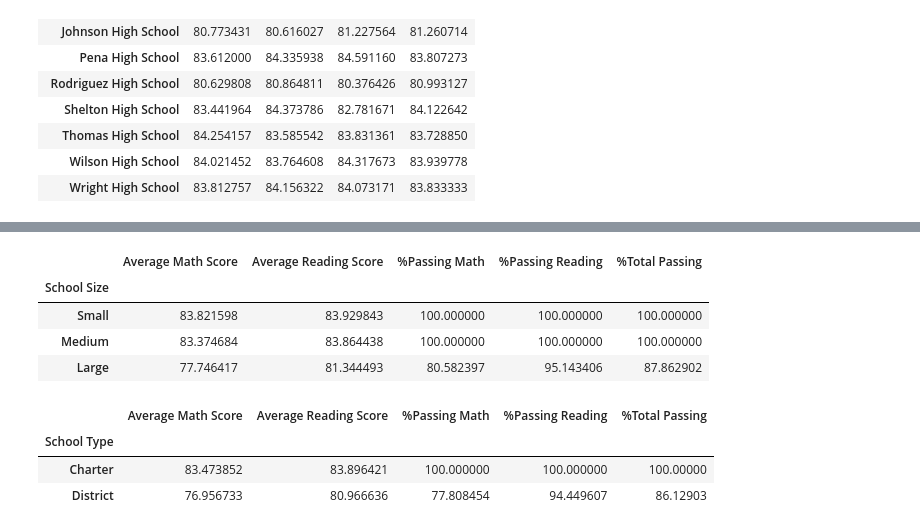
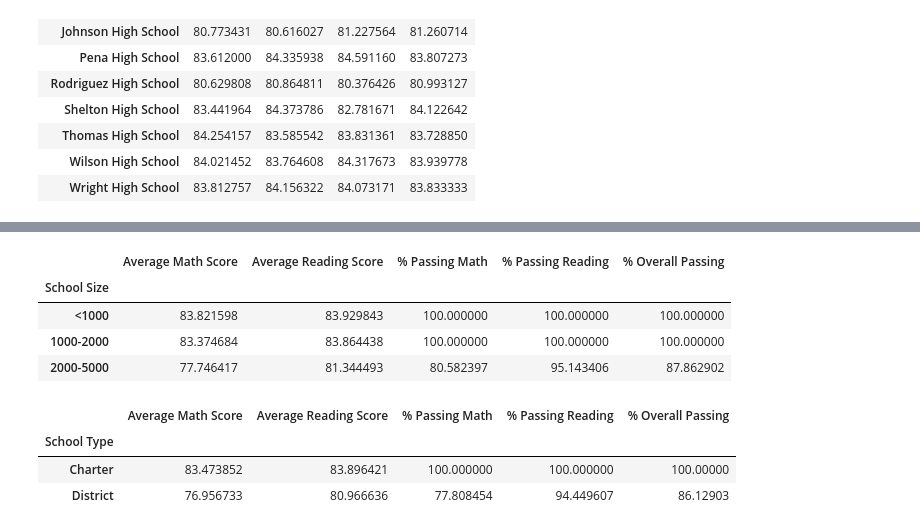
Before and after one commit to cammster/UTDataHmwkJan2018, a Jupyter notebook: Homework/Week 4 Pandas/AKaraffa_Week4_AcademyofPy.ipynb, the cells around one changed output, grey strips where cells are left out. Saved outputs shown, nothing was run; the diff lists cells and outputs as text; code cells hidden in the pictures.

```diff
--- a/Homework/Week 4 Pandas/AKaraffa_Week4_AcademyofPy.ipynb
+++ b/Homework/Week 4 Pandas/AKaraffa_Week4_AcademyofPy.ipynb
@@ -102,9 +94,24 @@ school_group_df=pd.DataFrame(OrderedDict({"School Type": school_groups["type"].m
                                           "Total Students":school_groups["Student ID"].count(),
                               "Total School Budget":school_groups["budget"].max(),
                               "Per Student Budget":budg_student,"Average Math Score":school_avgmath,
-                            "Average Reading Score":school_avgread,"%Passing Math":st_perpassmath,
-                                "%Passing Reading":st_perpassread,"%Total Passing":st_avgpass}))
-school_group_df
+                            "Average Reading Score":school_avgread,"% Passing Math":st_perpassmath,
+                                "% Passing Reading":st_perpassread,"% Overall Passing":st_avgpass}))
+school_group_df_formats=pd.DataFrame(OrderedDict({"School Type": school_groups["type"].max(),
+                                          "Total Students":school_groups["Student ID"].count(),
+                              "Total School Budget":school_groups["budget"].max(),
+                              "Per Student Budget":budg_student,"Average Math Score":school_avgmath,
+                            "Average Reading Score":school_avgread,"% Passing Math":st_perpassmath,
+                                "% Passing Reading":st_perpassread,"% Overall Passing":st_avgpass}))
+school_group_df_formats["Total Students"]=school_group_df_formats["Total Students"].map("{:,.0f}".format)
+school_group_df_formats["Total School Budget"]=school_group_df_formats["Total School Budget"].map("${:,.0f}".format)
+school_group_df_formats["Per Student Budget"]=school_group_df_formats["Per Student Budget"].map("${:,.2f}".format)
+school_group_df_formats["Average Math Score"]=school_group_df_formats["Average Math Score"].map("{:.2f}".format)
+school_group_df_formats["Average Reading Score"]=school_group_df_formats["Average Reading Score"].map("{:.2f}".format)
+school_group_df_formats["% Passing Math"]=school_group_df_formats["% Passing Math"].map("{:.2f}%".format)
+school_group_df_formats["% Passing Reading"]=school_group_df_formats["% Passing Reading"].map("{:.2f}%".format)
+school_group_df_formats["%Overall Passing Rate"]=school_group_df_formats["% Overall Passing"].map("{:.2f}%".format)
+
+school_group_df_formats
 # %% [output]
 |  | School Type | Total Students | Total School Budget | Per Student Budget | Average Math Score | ... |
 | School |  |  |  |  |  | ... |
@@ -202,9 +200,10 @@ readavgbygrade
 | Wright High School | 83.812757 | 84.156322 | 84.073171 | 83.833333 |
 # %%
 #Budget Bins500,600,700,800
-budgbins=[0,575,600,650,700]
-budgbinlabels=["Small","Med","Large","extra"]
-school_group_df["Budgroup"]=pd.cut(school_group_df["Per Student Budget"],bins=budgbins,labels=budgbinlabels)
-budgroup=school_group_df.groupby("Budgroup").mean()
-budgroup[["Average Math Score","Average Reading Score","%Passing Math","%Passing Reading","%Total Passing"]]
+budgbins=[0,580,605,630,655]
+budgbinlabels=["<580","580-605","605-630","630-655"]
+# school_group_df["Per Student Budget"]
+school_group_df["Student Budget Tiers"]=pd.cut(school_group_df["Per Student Budget"],budgbins,labels=budgbinlabels)
+budgroup=school_group_df.groupby("Student Budget Tiers").mean()
+budgroup[["Average Math Score","Average Reading Score","% Passing Math","% Passing Reading","% Overall Passing"]]
 # %% [output]
@@ -217,21 +216,21 @@ budgroup[["Average Math Score","Average Reading Score","%Passing Math","%Passing
 # %%
 schsizebins=[0,1000,2000,5000]
-schsizebinlabels=["Small","Medium","Large"]
+schsizebinlabels=["<1000","1000-2000","2000-5000"]
 school_group_df["School Size"]=pd.cut(school_group_df["Total Students"],bins=schsizebins,labels=schsizebinlabels)
-school_group_df
+# school_group_df["Per Student Budget"]
 schsizegroup=school_group_df.groupby("School Size").mean()
-schsizegroup[["Average Math Score","Average Reading Score","%Passing Math","%Passing Reading","%Total Passing"]]
+schsizegroup[["Average Math Score","Average Reading Score","% Passing Math","% Passing Reading","% Overall Passing"]]
 # %% [output]
-|  | Average Math Score | Average Reading Score | %Passing Math | %Passing Reading | %Total Passing |
+|  | Average Math Score | Average Reading Score | % Passing Math | % Passing Reading | % Overall Passing |
 | School Size |  |  |  |  |  |
-| Small | 83.821598 | 83.929843 | 100.000000 | 100.000000 | 100.000000 |
-| Medium | 83.374684 | 83.864438 | 100.000000 | 100.000000 | 100.000000 |
-| Large | 77.746417 | 81.344493 | 80.582397 | 95.143406 | 87.862902 |
+| <1000 | 83.821598 | 83.929843 | 100.000000 | 100.000000 | 100.000000 |
+| 1000-2000 | 83.374684 | 83.864438 | 100.000000 | 100.000000 | 100.000000 |
+| 2000-5000 | 77.746417 | 81.344493 | 80.582397 | 95.143406 | 87.862902 |
 # %%
 schoolscoretype=school_group_df.groupby("School Type").mean()
-schoolscoretype[["Average Math Score","Average Reading Score","%Passing Math","%Passing Reading","%Total Passing"]]
+schoolscoretype[["Average Math Score","Average Reading Score","% Passing Math","% Passing Reading","% Overall Passing"]]
 # %% [output]
-|  | Average Math Score | Average Reading Score | %Passing Math | %Passing Reading | %Total Passing |
+|  | Average Math Score | Average Reading Score | % Passing Math | % Passing Reading | % Overall Passing |
 | School Type |  |  |  |  |  |
 | Charter | 83.473852 | 83.896421 | 100.000000 | 100.000000 | 100.00000 |
 | District | 76.956733 | 80.966636 | 77.808454 | 94.449607 | 86.12903 |
```
Also changed, not shown: parts of 25 cells of this notebook, 3 other files.
